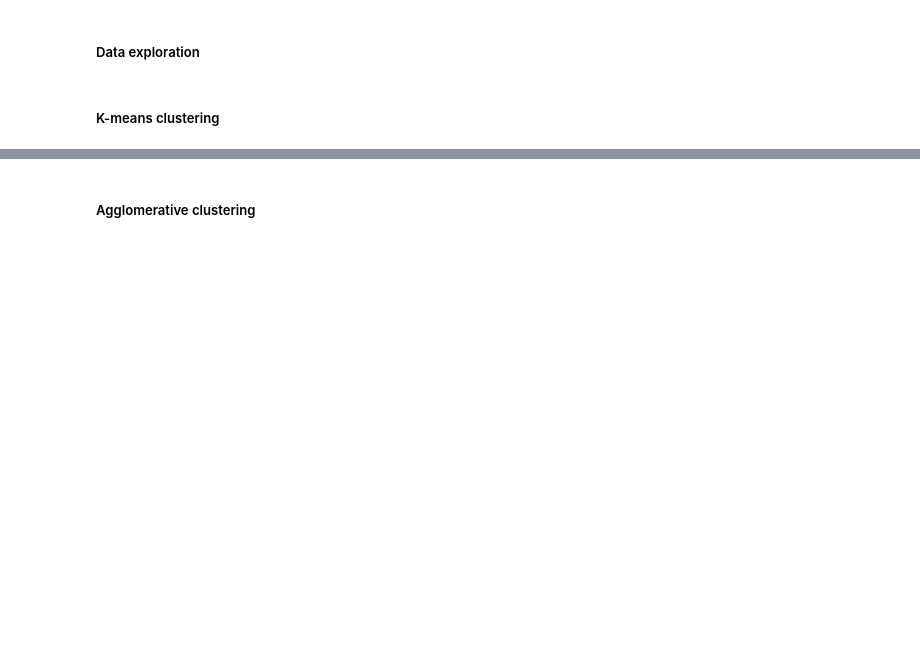
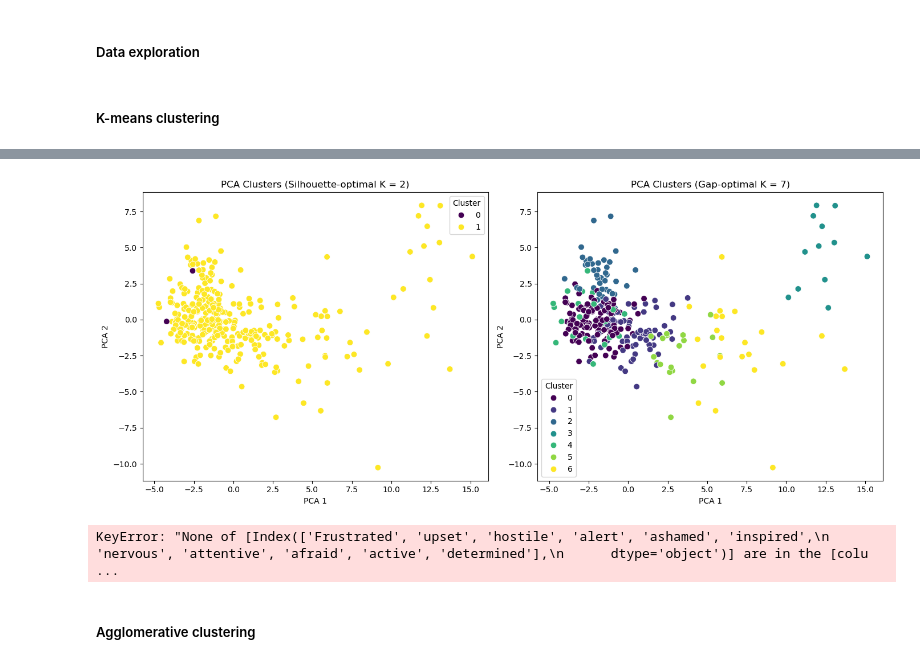
Before and after one commit to albert-moller/CompDataAnalysisCase2, a Jupyter notebook: cluster_analysis_exploration.ipynb, the cells around one changed output, grey strips where cells are left out. Saved outputs shown, nothing was run; the diff lists cells and outputs as text; code cells hidden in the pictures; blank space fills up the shorter version.

```diff
--- a/cluster_analysis_exploration.ipynb
+++ b/cluster_analysis_exploration.ipynb
@@ -19,3 +155,73 @@ from sklearn.cluster import KMeans, AgglomerativeClustering
+# %%
+# Fit K Means models
+kmeans_sil = KMeans(n_clusters=K_silhouette).fit(X_scaled)
+kmeans_gap = KMeans(n_clusters=K_gap).fit(X_scaled)
+labels_sil = kmeans_sil.labels_
+labels_gap = kmeans_gap.labels_
+
+# PCA projection
+pca = PCA(n_components=2)
+X_pca = pca.fit_transform(X_scaled)
+
+viridis = get_cmap("viridis")
+
+def get_color_palette(n):
+    norm = Normalize(vmin=0, vmax=n-1)
+    return [viridis(norm(i)) for i in range(n)]
+
+# Plot PCA projection with clusters
+fig, axs = plt.subplots(1, 2, figsize=(14, 6))
+sns.scatterplot(x=X_pca[:, 0], y=X_pca[:, 1], hue=labels_sil,
+                palette=get_color_palette(K_silhouette), s=60, ax=axs[0])
+axs[0].set_title(f"PCA Clusters (Silhouette-optimal K = {K_silhouette})")
+axs[0].set_xlabel("PCA 1")
+axs[0].set_ylabel("PCA 2")
+axs[0].legend(title="Cluster")
+
+# Gap-based clustering
+sns.scatterplot(x=X_pca[:, 0], y=X_pca[:, 1], hue=labels_gap,
+                palette=get_color_palette(K_gap), s=60, ax=axs[1])
+axs[1].set_title(f"PCA Clusters (Gap-optimal K = {K_gap})")
+axs[1].set_xlabel("PCA 1")
+axs[1].set_ylabel("PCA 2")
+axs[1].legend(title="Cluster")
+plt.tight_layout()
+plt.show()
+# %% [output]
+[figure, added]
+# %%
+emotion_data_sil = df[emotion_cols].copy()
+emotion_data_sil['Cluster'] = labels_sil
+emotion_means_sil = emotion_data_sil.groupby('Cluster').mean().T
+
+plt.figure(figsize=(12, 6))
+emotion_means_sil.plot(kind='bar', figsize=(12, 6), colormap='viridis')
+plt.title("Average Emotion Ratings by Cluster (Silhouette)")
+plt.ylabel("Average Rating")
+plt.xlabel("Emotion")
+plt.xticks(rotation=45)
+plt.legend(title="Cluster")
+plt.grid(True)
+plt.tight_layout()
+plt.show()
+
+# Bar plot using gap statistic clusters
+emotion_data_gap = df[emotion_cols].copy()
+emotion_data_gap['Cluster'] = labels_gap
+emotion_means_gap = emotion_data_gap.groupby('Cluster').mean().T
+
+plt.figure(figsize=(12, 6))
+emotion_means_gap.plot(kind='bar', figsize=(12, 6), colormap='viridis')
+plt.title("Average Emotion Ratings by Cluster (Gap Statistic)")
+plt.ylabel("Average Rating")
+plt.xlabel("Emotion")
+plt.xticks(rotation=45)
+plt.legend(title="Cluster")
+plt.grid(True)
+plt.tight_layout()
+plt.show()
+# %% [output]
+KeyError: "None of [Index(['Frustrated', 'upset', 'hostile', 'alert', 'ashamed', 'inspired',\n       'nervous', 'attentive', 'afraid', 'active', 'determined'],\n      dtype='object')] are in the [colu ...
 # %% [markdown]
 ##### Agglomerative clustering
 # %% [markdown]
```
Also changed, not shown: parts of 4 cells of this notebook.
